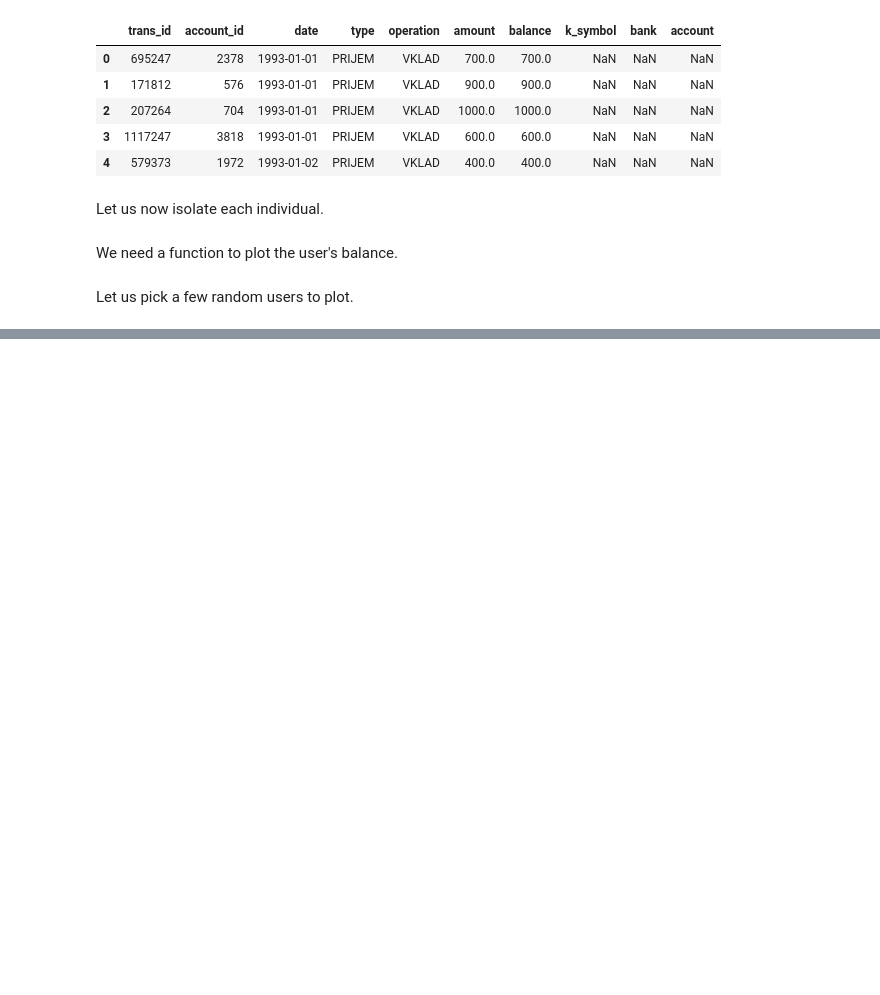
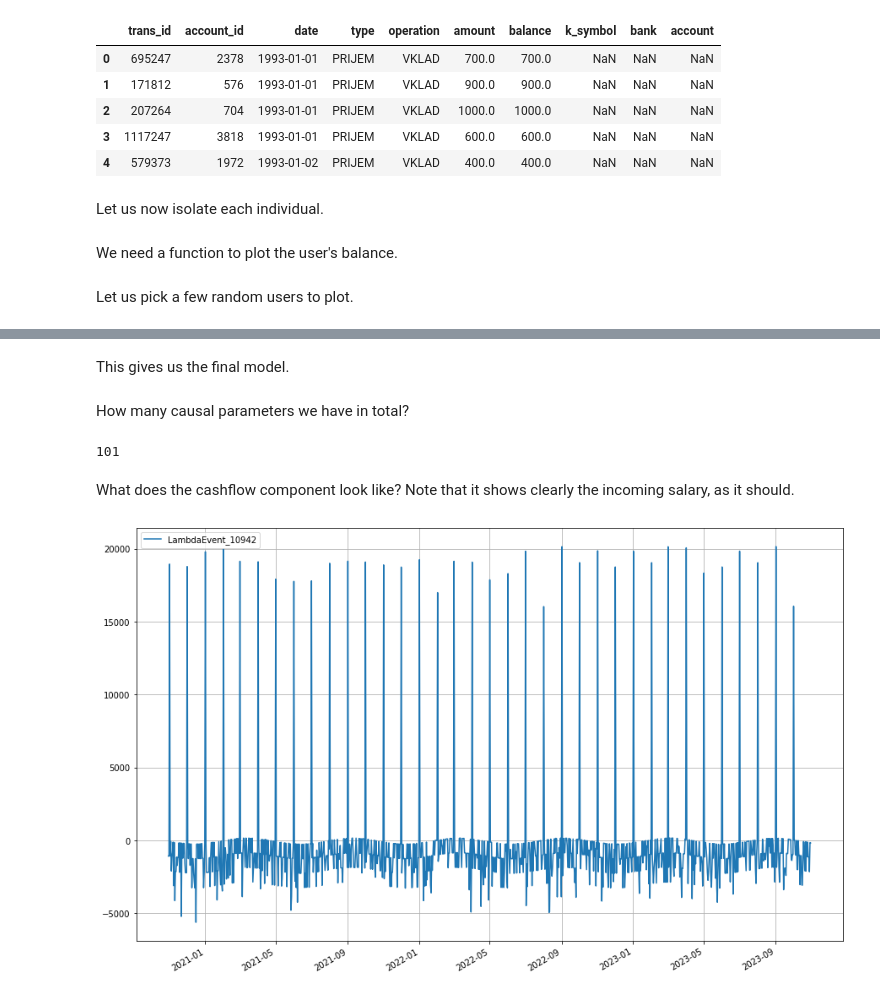
Before and after one commit to paulosalem/time-blender, a Jupyter notebook: notebooks/examples_learning.ipynb, the cells around one changed output, grey strips where cells are left out. Saved outputs shown, nothing was run; the diff lists cells and outputs as text; code cells hidden in the pictures; blank space fills up the shorter version.

```diff
--- a/notebooks/examples_learning.ipynb
+++ b/notebooks/examples_learning.ipynb
@@ -191,0 +166,9 @@ generate_and_plot(model, n=10, start_date=pd.Timestamp(2018, 1, 1), end_date=pd.
+# %%
+##########################################
+# Job parameters
+##########################################
+salary = ConstantEvent(20000, name='salary',
+                       require_lower_bound=0.0,
+                       learning_normal_std = 5000)
+
+payday = ConstantEvent(1, name='payday', allow_learning=False)
@@ -191,0 +177,26 @@ generate_and_plot(model, n=10, start_date=pd.Timestamp(2018, 1, 1), end_date=pd.
+# %%
+########################################
+# Daily life
+########################################
+
+
+typical_daily_cashflow = SeasonalEvent(salary, day=payday, fill_with_previous=False)
+
+# regular expenses
+typical_daily_cashflow -= ClipEvent(NormalEvent(50, 10),
+                                    min_value=ConstantEvent(0.0, allow_learning=False))
+
+# large expenses
+typical_daily_cashflow -= ClipEvent(PoissonEvent(1)*ConstantEvent(1000),
+                                    min_value=ConstantEvent(0.0, allow_learning=False))
+
+# emergencies
+typical_daily_cashflow -= ClipEvent(BernoulliEvent(0.1) * NormalEvent(500, 100),
+                                    min_value=ConstantEvent(0.0, allow_learning=False))
+
+# investments
+typical_daily_cashflow -= ClipEvent(Choice([ConstantEvent(0),
+                                            NormalEvent(500, 25),
+                                            NormalEvent(1000, 50),
+                                            NormalEvent(2000, 100)], fix_choice=True),
+                                    min_value=ConstantEvent(0.0, allow_learning=False))
@@ -191,0 +205,3 @@ generate_and_plot(model, n=10, start_date=pd.Timestamp(2018, 1, 1), end_date=pd.
+# %%
+# cyclic residual
+typical_daily_cashflow -= WaveEvent(180, 200)
@@ -191,0 +254,2 @@ generate_and_plot(model, n=10, start_date=pd.Timestamp(2018, 1, 1), end_date=pd.
+# %% [markdown]
+This gives us the final model.
@@ -191,0 +261,12 @@ generate_and_plot(model, n=10, start_date=pd.Timestamp(2018, 1, 1), end_date=pd.
+# %% [markdown]
+How many causal parameters we have in total?
+# %%
+len(salary_earner_model._causal_parameters_closure())
+# %% [output]
+101
+# %% [markdown]
+What does the cashflow component look like? Note that it shows clearly the incoming salary, as it should.
+# %%
+generate_and_plot(typical_daily_cashflow, n=1, start_date=start_date, end_date=end_date)
+# %% [output]
+[figure, added]
```
Also changed, not shown: parts of 39 cells of this notebook, 20 other files.
